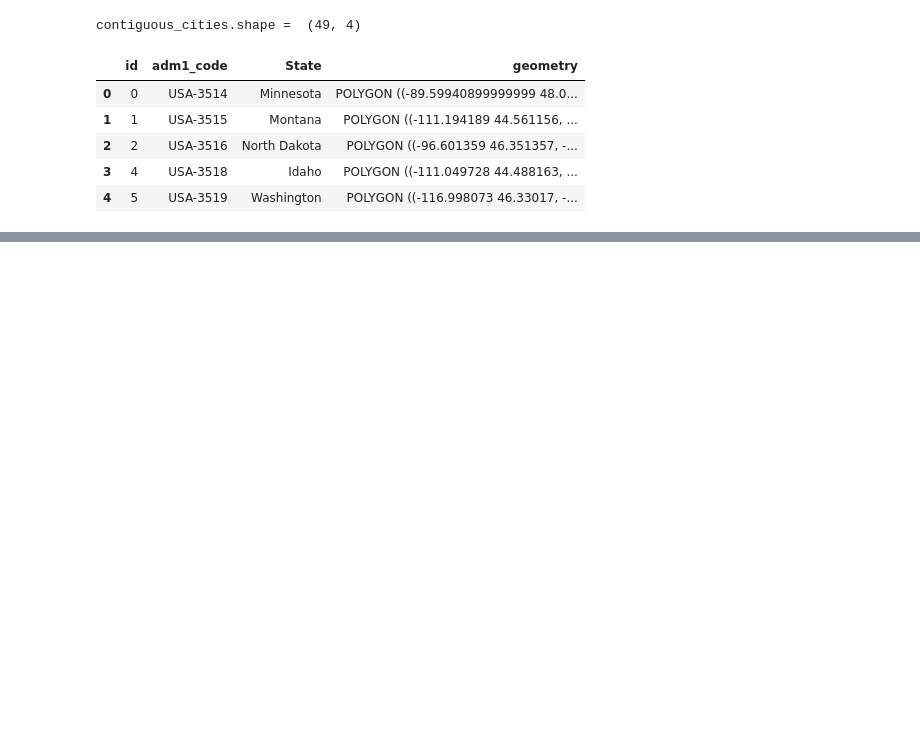
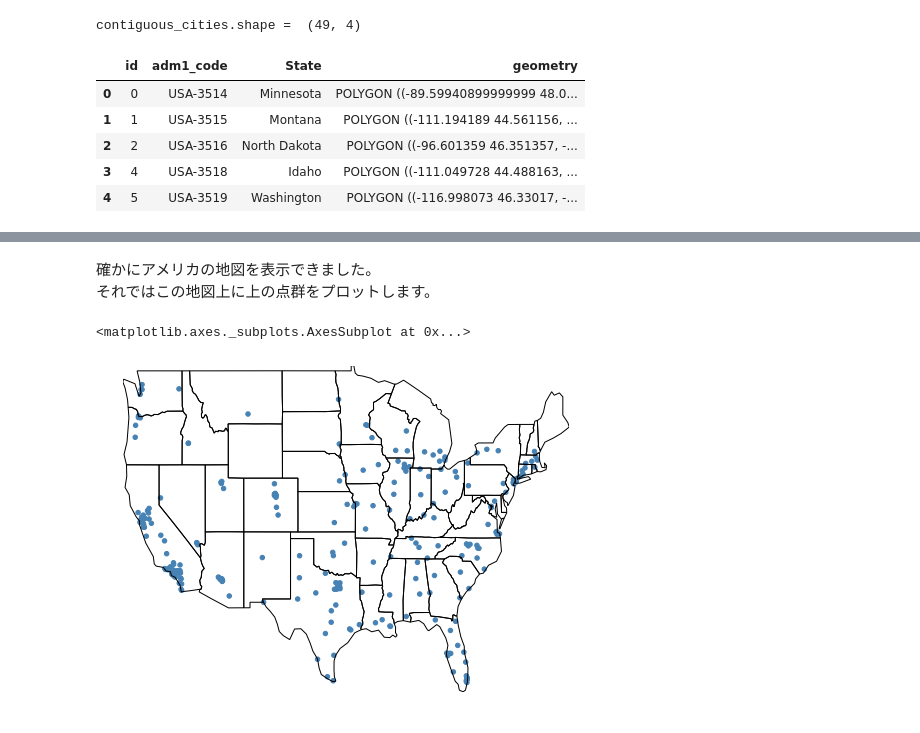
Before and after one commit to YuyaKagawa/tutorials, a Jupyter notebook: geoplot.ipynb, the cells around one changed output, grey strips where cells are left out. Cells and saved outputs as stored; diff of their text form; code cells hidden in the pictures; blank space fills up the shorter version.

```diff
--- a/geoplot.ipynb
+++ b/geoplot.ipynb
@@ -67,0 +95,9 @@ contiguous_cities.shape =  (49, 4)
+# %% [markdown]
+確かにアメリカの地図を表示できました。
+それではこの地図上に上の点群をプロットします。
+# %%
+ax=gplt.polyplot(contiguous_usa)
+gplt.pointplot(continental_cities,ax=ax)
+# %% [output]
+<matplotlib.axes._subplots.AxesSubplot at 0x...>
+[figure, added]
```
Also changed, not shown: parts of 38 cells of this notebook.
